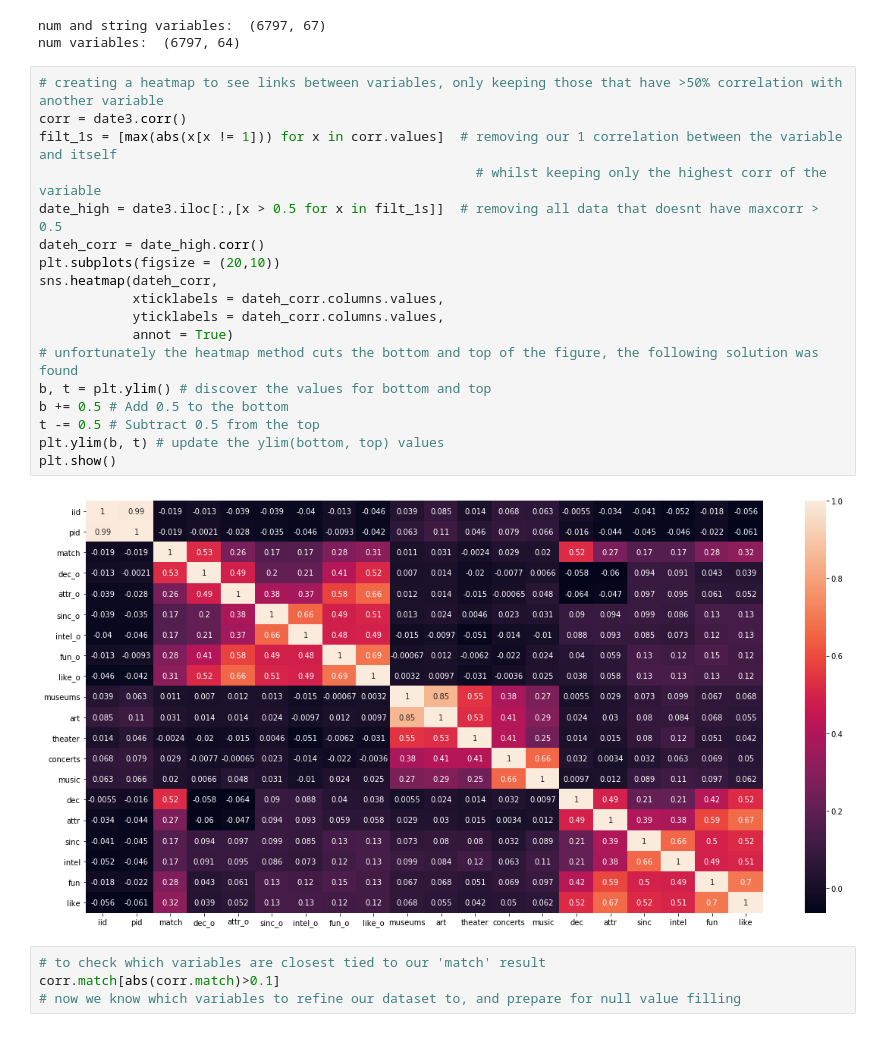
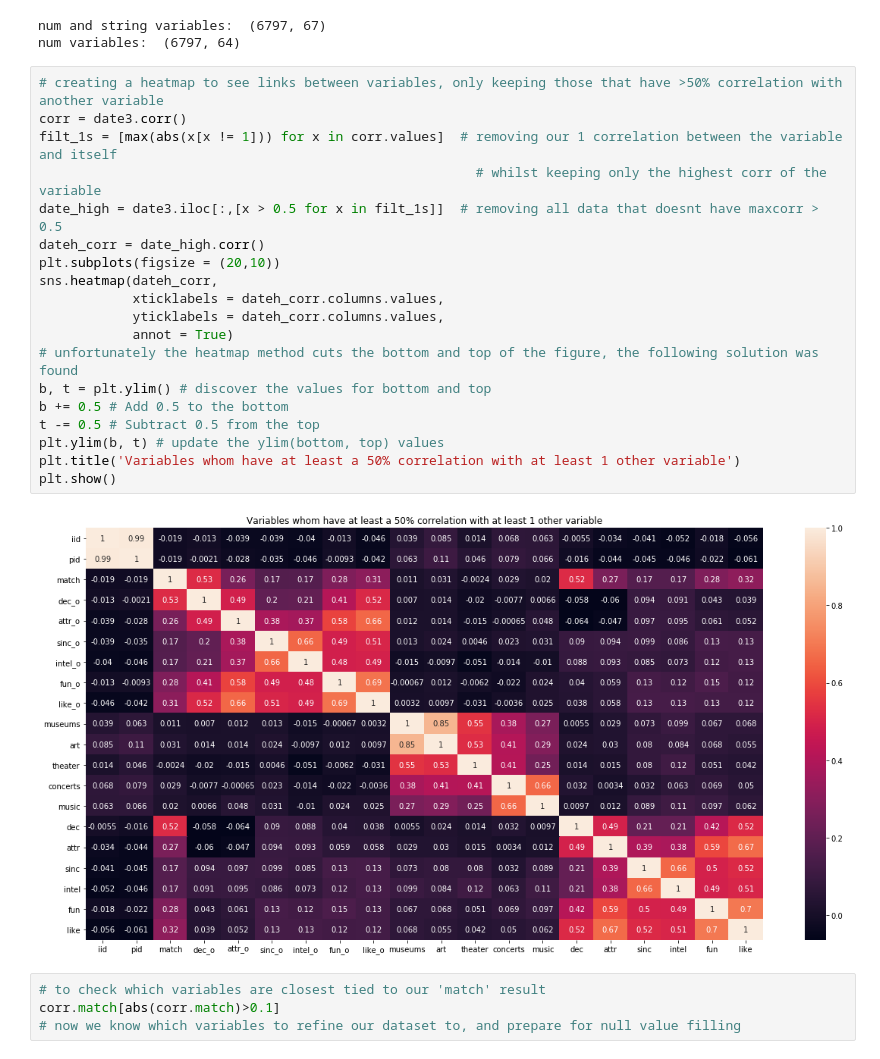
Before and after one commit to mattalec/Project-Speed-Dating, a Jupyter notebook: Speed_dating_project_AM.ipynb, the cells around one changed output. Drawn from its saved outputs; the diff is of its cells as text.

```diff
--- a/Speed_dating_project_AM.ipynb
+++ b/Speed_dating_project_AM.ipynb
@@ -84,23 +84,24 @@ num variables:  (6797, 64)
 # %%
 # creating a heatmap to see links between variables, only keeping those that have >50% correlation with another variable
 corr = date3.corr()
 filt_1s = [max(abs(x[x != 1])) for x in corr.values]  # removing our 1 correlation between the variable and itself
                                                         # whilst keeping only the highest corr of the variable
 date_high = date3.iloc[:,[x > 0.5 for x in filt_1s]]  # removing all data that doesnt have maxcorr > 0.5
 dateh_corr = date_high.corr()
 plt.subplots(figsize = (20,10))
 sns.heatmap(dateh_corr,
             xticklabels = dateh_corr.columns.values,
             yticklabels = dateh_corr.columns.values,
             annot = True)
 # unfortunately the heatmap method cuts the bottom and top of the figure, the following solution was found
 b, t = plt.ylim() # discover the values for bottom and top
 b += 0.5 # Add 0.5 to the bottom
 t -= 0.5 # Subtract 0.5 from the top
 plt.ylim(b, t) # update the ylim(bottom, top) values
+plt.title('Variables whom have at least a 50% correlation with at least 1 other variable')
 plt.show()
 # %% [output]
-[figure, old version]
+[figure, new version]
 # %%
 # to check which variables are closest tied to our 'match' result
 corr.match[abs(corr.match)>0.1]
```
Also changed, not shown: parts of 29 cells of this notebook, 1 other file.
